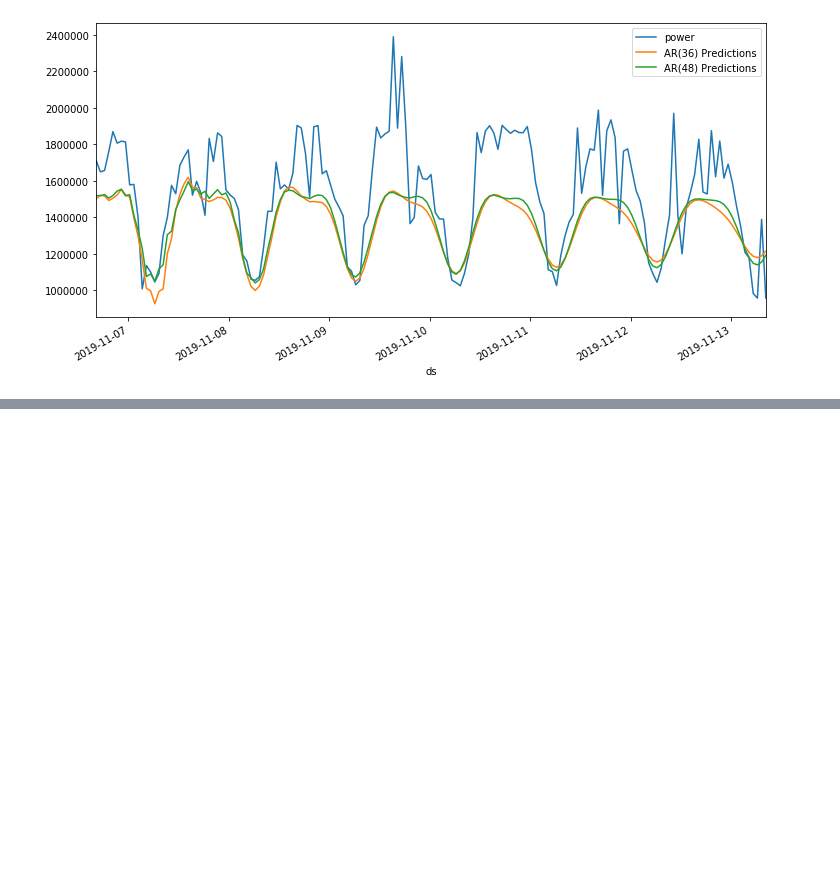
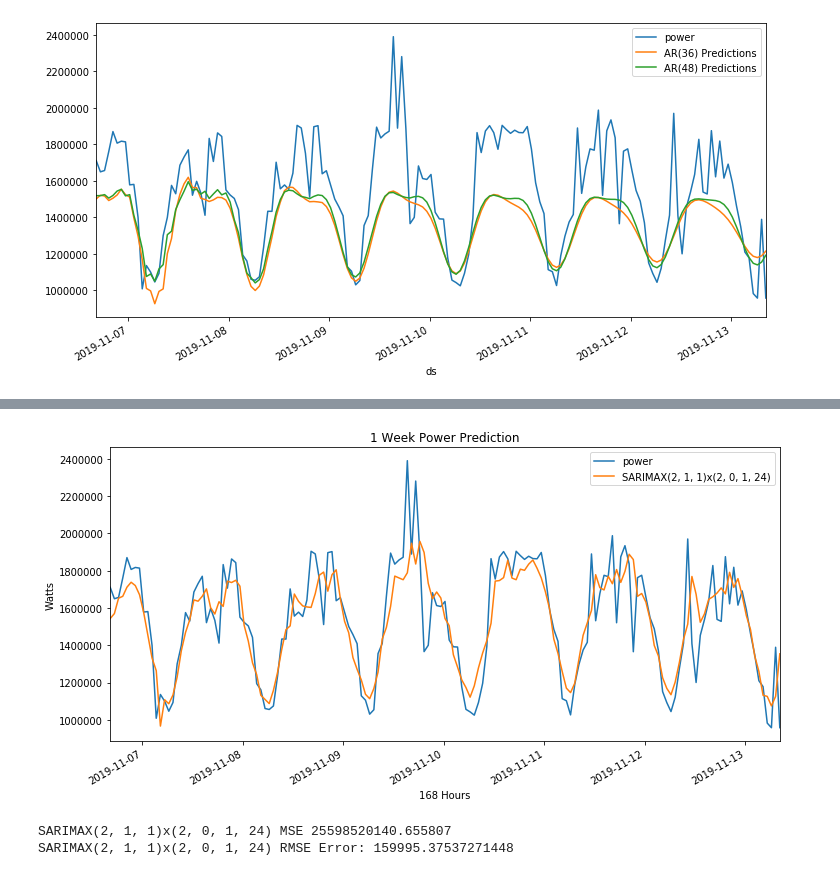
Before and after one commit to Landstein/Water-Treatment-Plant-Power-Predictions, a Jupyter notebook: Sarima.ipynb, the cells around one changed output, grey strips where cells are left out. Drawn from its saved outputs; the diff is of its cells as text; code cells hidden in the pictures; blank space fills up the shorter version.

Commit message:
Sarima Model

```diff
--- a/Sarima.ipynb
+++ b/Sarima.ipynb
@@ -221,0 +259,4 @@ predictions48.plot(legend=True,figsize=(12,6));
+# %%
+model = SARIMAX(df['power'],order=(2, 1, 1),seasonal_order=(2, 0, 1, 24))
+power_results = model.fit()
+power_results.summary()
@@ -221,0 +287,25 @@ predictions48.plot(legend=True,figsize=(12,6));
+# %%
+start=len(train_data)
+end=len(train_data)+len(test_data)-1
+predictions = power_results.predict(start=start, end=end, dynamic=False, typ='levels').rename('SARIMAX(2, 1, 1)x(2, 0, 1, 24)')
+# %%
+# Plot predictions against known values
+title = '1 Week Power Prediction'
+ylabel='Watts'
+xlabel='168 Hours'
+
+ax = test_data['power'].plot(legend=True,figsize=(12,6),title=title)
+predictions.plot(legend=True)
+ax.autoscale(axis='x',tight=True)
+ax.set(xlabel=xlabel, ylabel=ylabel);
+# %% [output]
+[figure, added]
+# %%
+mse = mse(test_data['power'], predictions)
+rmse = rmse(test_data['power'], predictions)
+
+print(f'SARIMAX(2, 1, 1)x(2, 0, 1, 24) MSE {mse}')
+print(f'SARIMAX(2, 1, 1)x(2, 0, 1, 24) RMSE Error: {rmse}')
+# %% [output]
+SARIMAX(2, 1, 1)x(2, 0, 1, 24) MSE 25598520140.655807
+SARIMAX(2, 1, 1)x(2, 0, 1, 24) RMSE Error: 159995.37537271448
```
Also changed, not shown: parts of 7 cells of this notebook.
